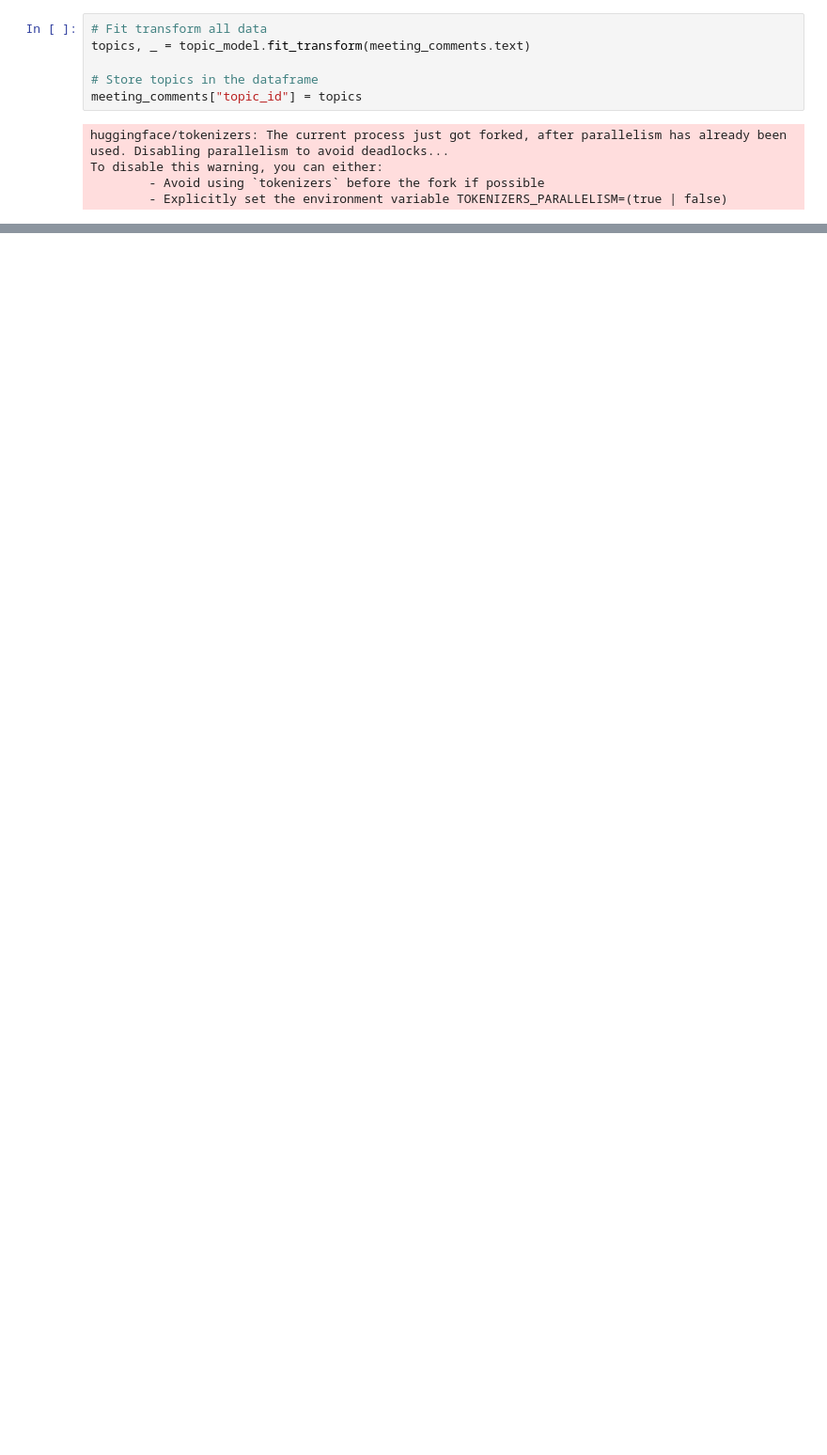
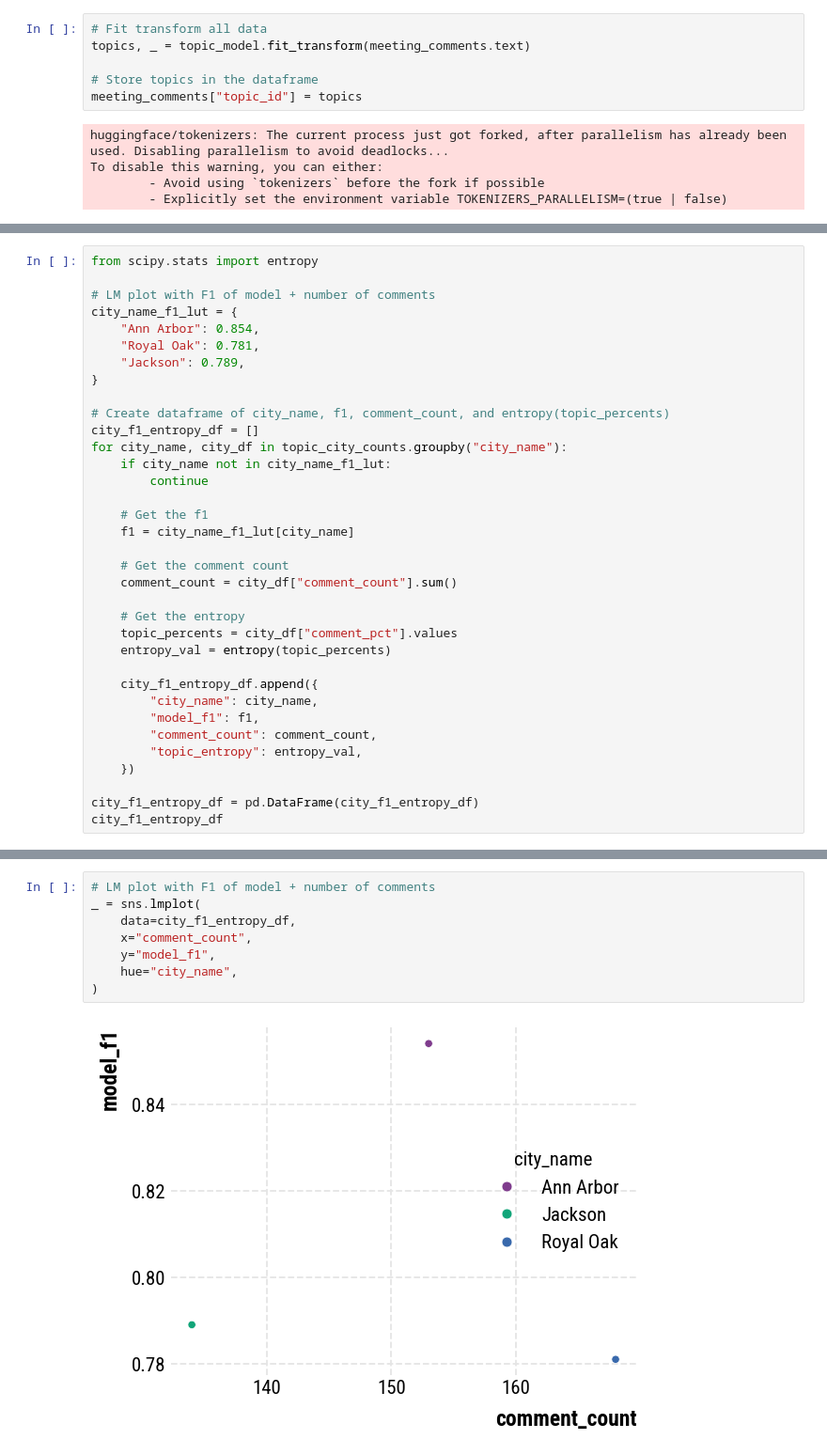
Before and after one commit to evamaxfield/cdp-public-comment-seg-prep, a Jupyter notebook: notebooks/eda.ipynb, the cells around one changed output, grey strips where cells are left out. Shown at 94% size. Saved outputs shown, nothing was run; the diff lists cells and outputs as text; blank space fills up the shorter version.

```diff
--- a/notebooks/eda.ipynb
+++ b/notebooks/eda.ipynb
@@ -331,0 +350,35 @@ plt.legend(bbox_to_anchor=(1.05, 1), loc=2, borderaxespad=0.)
+# %%
+from scipy.stats import entropy
+
+# LM plot with F1 of model + number of comments
+city_name_f1_lut = {
+    "Ann Arbor": 0.854,
+    "Royal Oak": 0.781,
+    "Jackson": 0.789,
+}
+
+# Create dataframe of city_name, f1, comment_count, and entropy(topic_percents)
+city_f1_entropy_df = []
+for city_name, city_df in topic_city_counts.groupby("city_name"):
+    if city_name not in city_name_f1_lut:
+        continue
+
+    # Get the f1
+    f1 = city_name_f1_lut[city_name]
+
+    # Get the comment count
+    comment_count = city_df["comment_count"].sum()
+
+    # Get the entropy
+    topic_percents = city_df["comment_pct"].values
+    entropy_val = entropy(topic_percents)
+
+    city_f1_entropy_df.append({
+        "city_name": city_name,
+        "model_f1": f1,
+        "comment_count": comment_count,
+        "topic_entropy": entropy_val,
+    })
+
+city_f1_entropy_df = pd.DataFrame(city_f1_entropy_df)
+city_f1_entropy_df
@@ -331,0 +390,10 @@ plt.legend(bbox_to_anchor=(1.05, 1), loc=2, borderaxespad=0.)
+# %%
+# LM plot with F1 of model + number of comments
+_ = sns.lmplot(
+    data=city_f1_entropy_df,
+    x="comment_count",
+    y="model_f1",
+    hue="city_name",
+)
+# %% [output]
+[figure, added]
```
Also changed, not shown: parts of 19 cells of this notebook, 1 other file.
